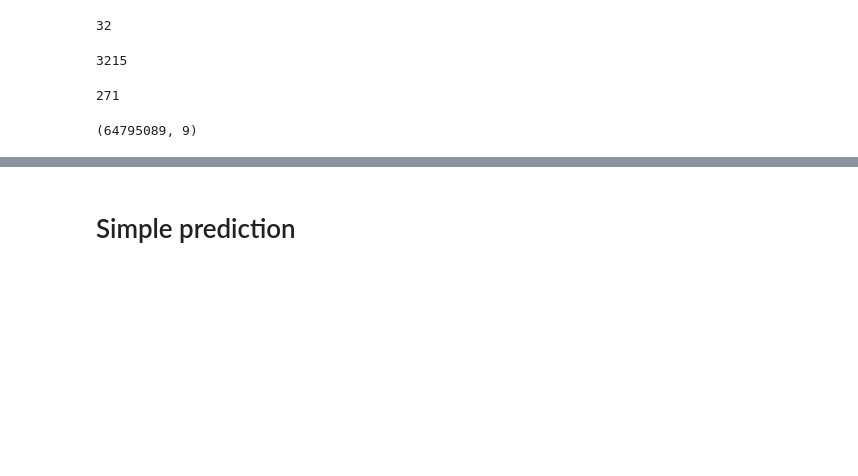
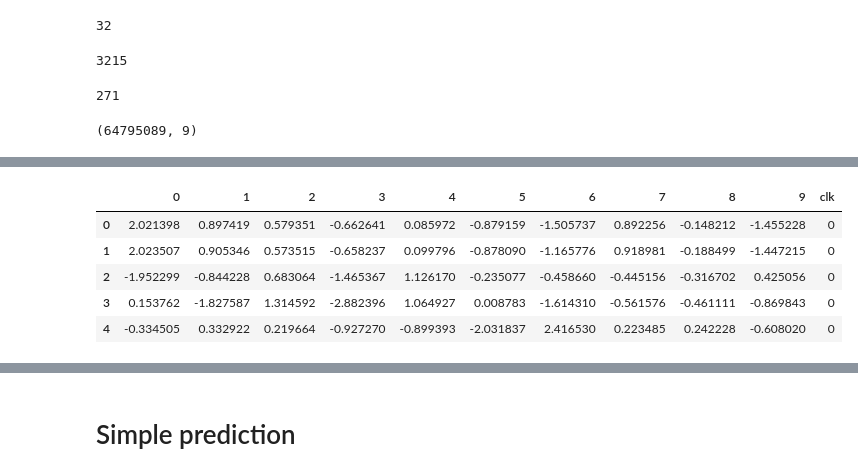
Before and after one commit to Sitorias/AdPrediction, a Jupyter notebook: Task 3 - Ad Prediction - Leo.ipynb, the cells around one changed output, grey strips where cells are left out. Saved outputs shown, nothing was run; the diff lists cells and outputs as text; code cells hidden in the pictures; blank space fills up the shorter version.

```diff
--- a/Task 3 - Ad Prediction - Leo.ipynb
+++ b/Task 3 - Ad Prediction - Leo.ipynb
@@ -276,0 +397,9 @@ train.to_csv("train_extended.csv",index=False)
+# %%
+principalDf.head()
+# %% [output]
+|  | 0 | 1 | 2 | 3 | 4 | 5 | 6 | 7 | 8 | 9 | clk |
+| 0 | 2.021398 | 0.897419 | 0.579351 | -0.662641 | 0.085972 | -0.879159 | -1.505737 | 0.892256 | -0.148212 | -1.455228 | 0 |
+| 1 | 2.023507 | 0.905346 | 0.573515 | -0.658237 | 0.099796 | -0.878090 | -1.165776 | 0.918981 | -0.188499 | -1.447215 | 0 |
+| 2 | -1.952299 | -0.844228 | 0.683064 | -1.465367 | 1.126170 | -0.235077 | -0.458660 | -0.445156 | -0.316702 | 0.425056 | 0 |
+| 3 | 0.153762 | -1.827587 | 1.314592 | -2.882396 | 1.064927 | 0.008783 | -1.614310 | -0.561576 | -0.461111 | -0.869843 | 0 |
+| 4 | -0.334505 | 0.332922 | 0.219664 | -0.927270 | -0.899393 | -2.031837 | 2.416530 | 0.223485 | 0.242228 | -0.608020 | 0 |
```
Also changed, not shown: parts of 47 cells of this notebook.
